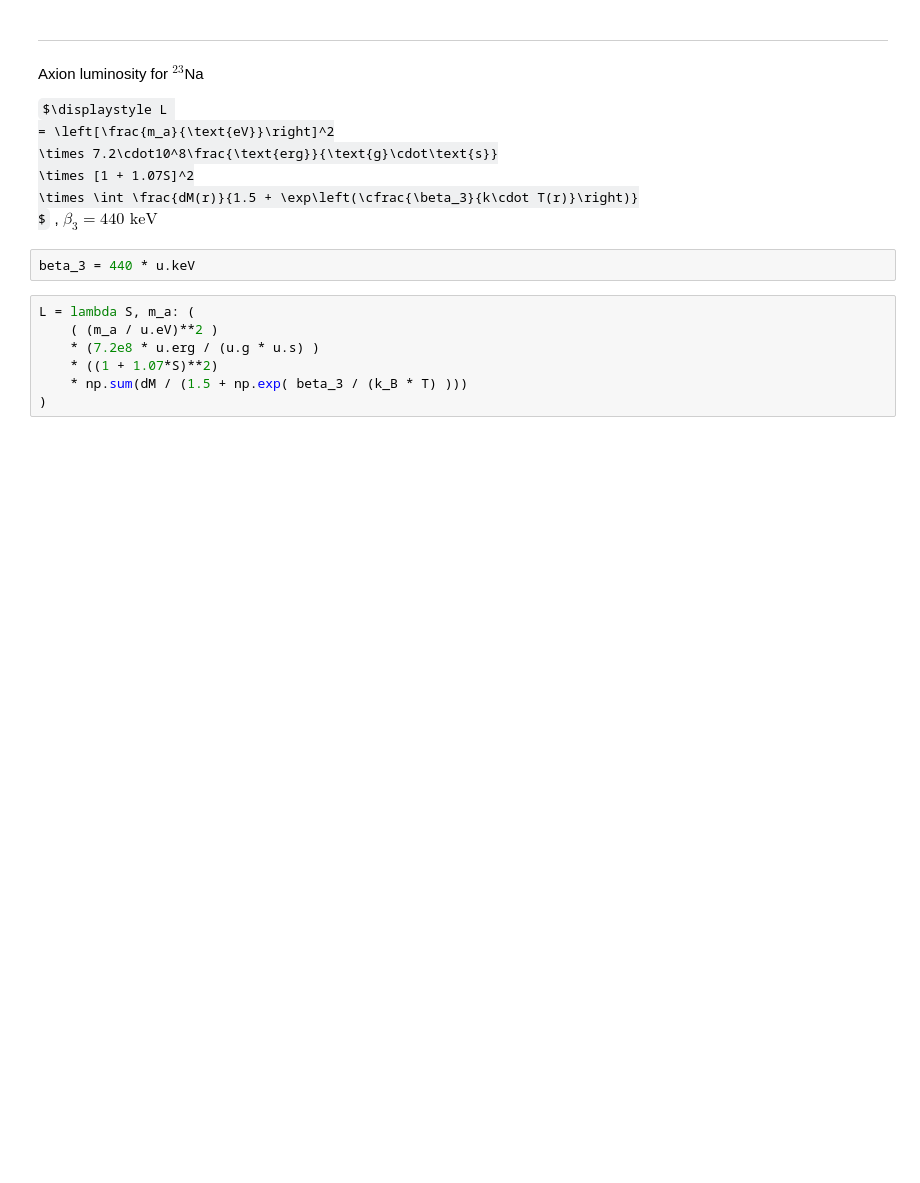
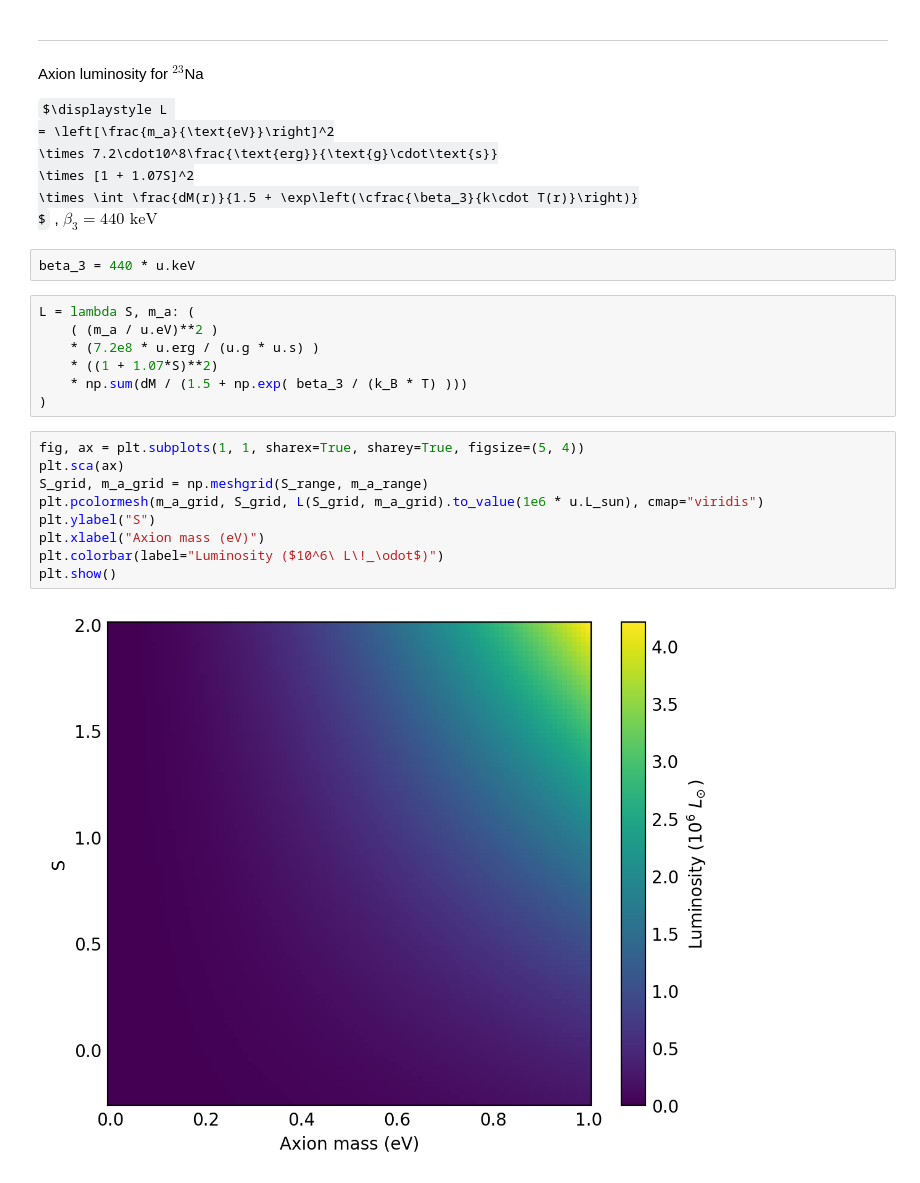
Before and after one commit to xingyzt/stellar-axions, a Jupyter notebook: main.ipynb, the cells around one changed output. Cells and saved outputs as stored; diff of their text form; some formulas as TeX source; blank space fills up the shorter version.

```diff
--- a/main.ipynb
+++ b/main.ipynb
@@ -163,6 +163,17 @@ L = lambda S, m_a: (
     * ((1 + 1.07*S)**2)
     * np.sum(dM / (1.5 + np.exp( beta_3 / (k_B * T) )))
 )
+# %%
+fig, ax = plt.subplots(1, 1, sharex=True, sharey=True, figsize=(5, 4))
+plt.sca(ax)
+S_grid, m_a_grid = np.meshgrid(S_range, m_a_range)
+plt.pcolormesh(m_a_grid, S_grid, L(S_grid, m_a_grid).to_value(1e6 * u.L_sun), cmap="viridis")
+plt.ylabel("S")
+plt.xlabel("Axion mass (eV)")
+plt.colorbar(label="Luminosity ($10^6\ L\!_\odot$)")
+plt.show()
+# %% [output]
+[figure, added]
 # %%
 fig, ax = plt.subplots(1, 1, sharex=True, sharey=True, figsize=(5, 4))
 plt.sca(ax)
```
Also changed, not shown: parts of 3 cells of this notebook.
